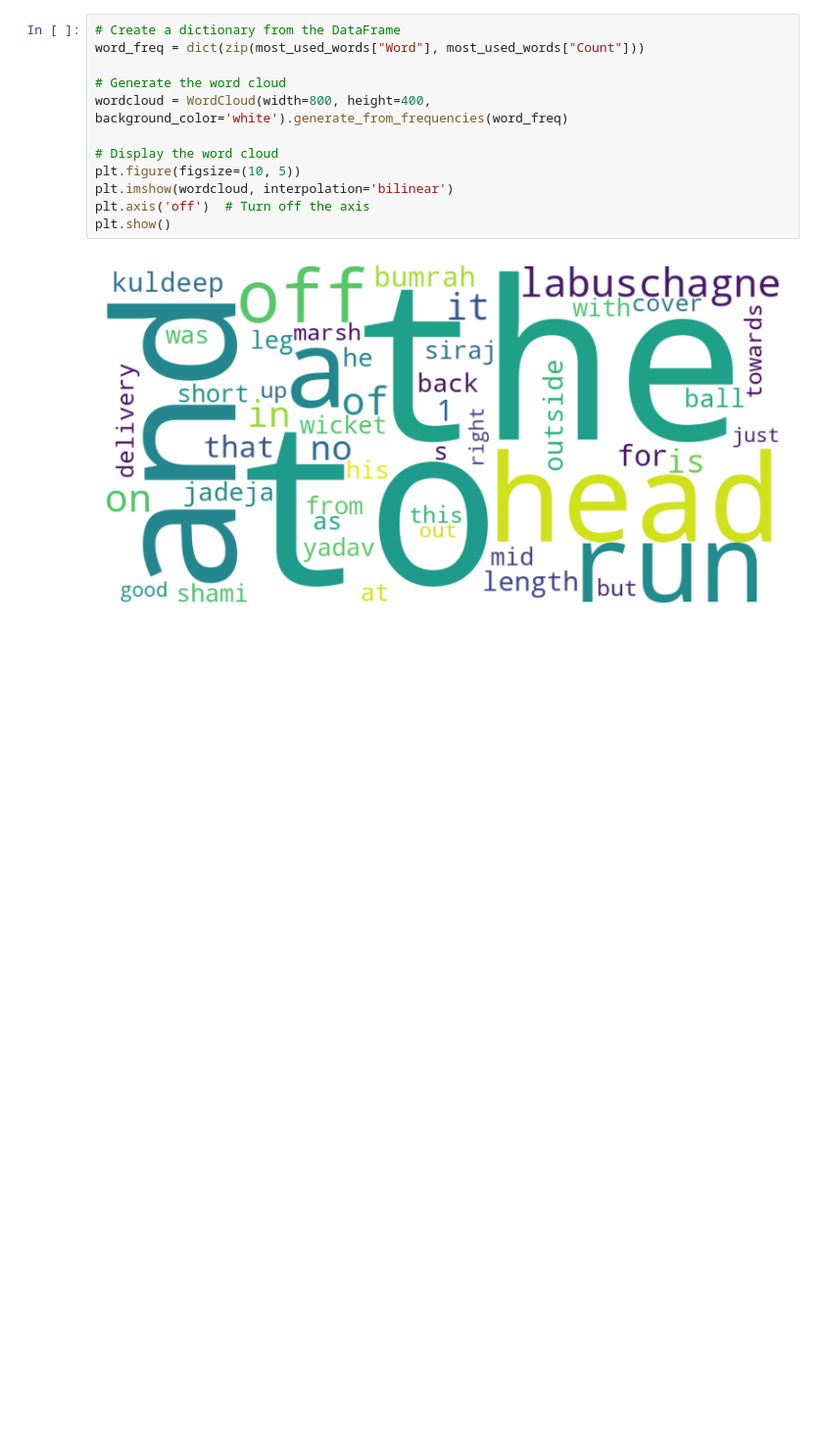
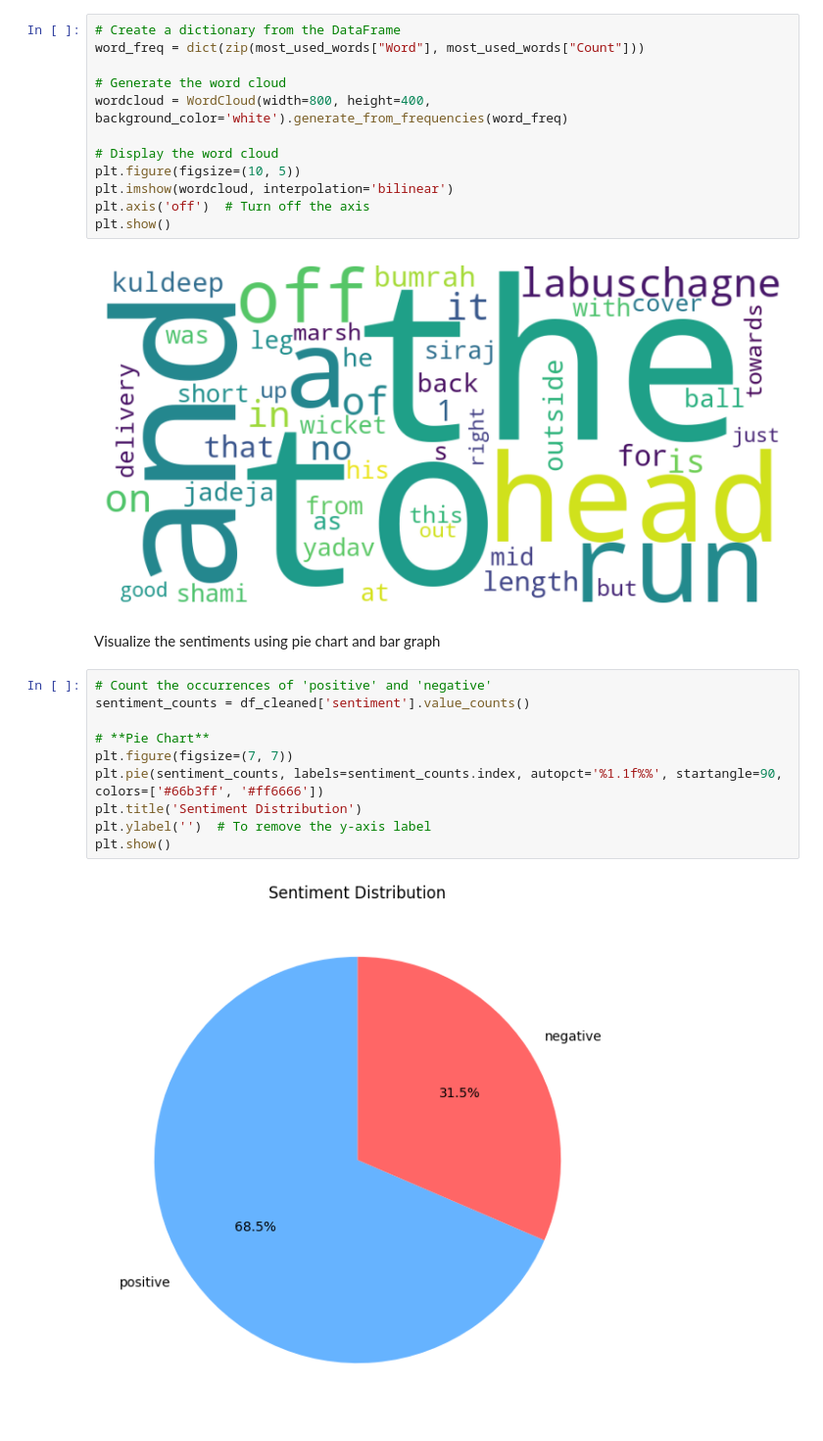
Before and after one commit to RashmikaD2001/Python-Bootcamp-Project, a Jupyter notebook: Huggingface model/HuggingFaceModel.ipynb, the cells around one changed output. Shown at 98% size. Saved outputs shown, nothing was run; the diff lists cells and outputs as text; blank space fills up the shorter version.

Commit message:
Visualize the sentiments using pie chart and bar graph

```diff
--- a/Huggingface model/HuggingFaceModel.ipynb
+++ b/Huggingface model/HuggingFaceModel.ipynb
@@ -137,3 +137,17 @@ plt.axis('off')  # Turn off the axis
 plt.show()
 # %% [output]
 [figure]
+# %% [markdown]
+Visualize the sentiments using pie chart and bar graph
+# %%
+# Count the occurrences of 'positive' and 'negative'
+sentiment_counts = df_cleaned['sentiment'].value_counts()
+
+# **Pie Chart**
+plt.figure(figsize=(7, 7))
+plt.pie(sentiment_counts, labels=sentiment_counts.index, autopct='%1.1f%%', startangle=90, colors=['#66b3ff', '#ff6666'])
+plt.title('Sentiment Distribution')
+plt.ylabel('')  # To remove the y-axis label
+plt.show()
+# %% [output]
+[figure, added]
```
Also changed, not shown: parts of 1 cell of this notebook.
